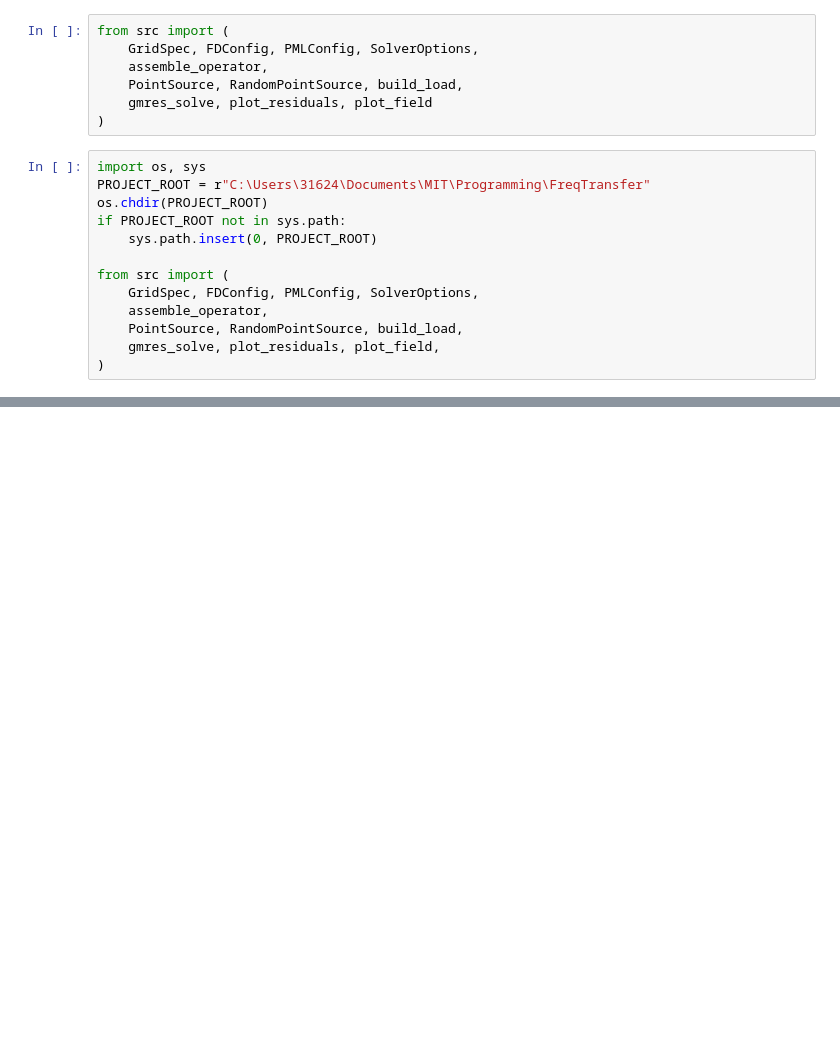
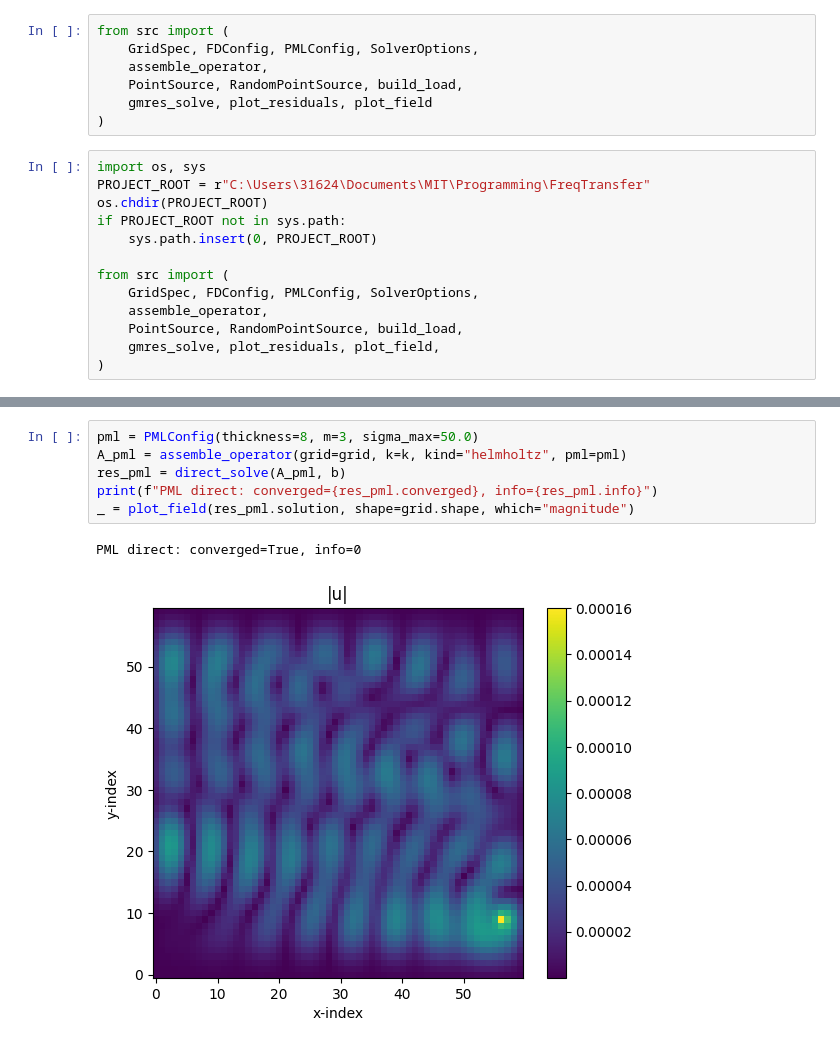
Before and after one commit to fkiewiet/FreqTransfer, a Jupyter notebook: notebooks/00_test.ipynb, the cells around one changed output, grey strips where cells are left out. Saved outputs shown, nothing was run; the diff lists cells and outputs as text; blank space fills up the shorter version.

```diff
--- a/notebooks/00_test.ipynb
+++ b/notebooks/00_test.ipynb
@@ -59,0 +83,9 @@ from src import (
+# %%
+pml = PMLConfig(thickness=8, m=3, sigma_max=50.0)
+A_pml = assemble_operator(grid=grid, k=k, kind="helmholtz", pml=pml)
+res_pml = direct_solve(A_pml, b)
+print(f"PML direct: converged={res_pml.converged}, info={res_pml.info}")
+_ = plot_field(res_pml.solution, shape=grid.shape, which="magnitude")
+# %% [output]
+PML direct: converged=True, info=0
+[figure, added]
```
Also changed, not shown: parts of 1 cell of this notebook, 34 other files.
